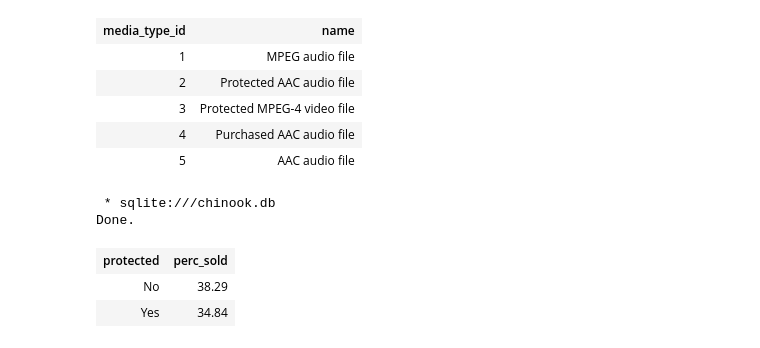
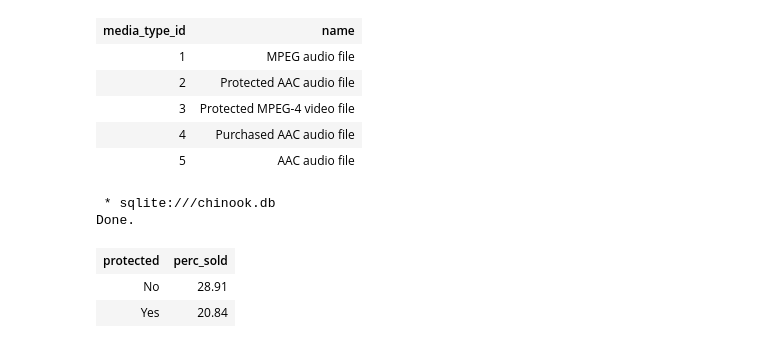
Before and after one commit to bhvya1505/Fictional-Music-Store-Sales-Data, a Jupyter notebook: Basics.ipynb, the cells around one changed output. Cells and saved outputs as stored; diff of their text form; code cells hidden in the pictures.

```diff
--- a/Basics.ipynb
+++ b/Basics.ipynb
@@ -550,26 +546,26 @@ Done.
 # %%
 %%sql
 WITH track_media AS
     (
     SELECT
         CASE
             WHEN m.name LIKE "%protected%"
             THEN "Yes"
             ELSE "No"
         END protected,
         t.track_id
     FROM media_type m
     INNER JOIN track t ON t.media_type_id = m.media_type_id
     )
 SELECT
     tm.protected,
     ROUND(CAST(COUNT(DISTINCT i.track_id) AS FLOAT)/COUNT(tm.track_id)*100,2) perc_sold
 FROM track_media tm
-INNER JOIN invoice_line i ON i.track_id = tm.track_id
+LEFT JOIN invoice_line i ON i.track_id = tm.track_id
 GROUP BY 1;
 # %% [output]
  * sqlite:///chinook.db
 Done.
 | protected | perc_sold |
-| No | 38.29 |
-| Yes | 34.84 |
+| No | 28.91 |
+| Yes | 20.84 |
```
Also changed, not shown: parts of 3 cells of this notebook.
